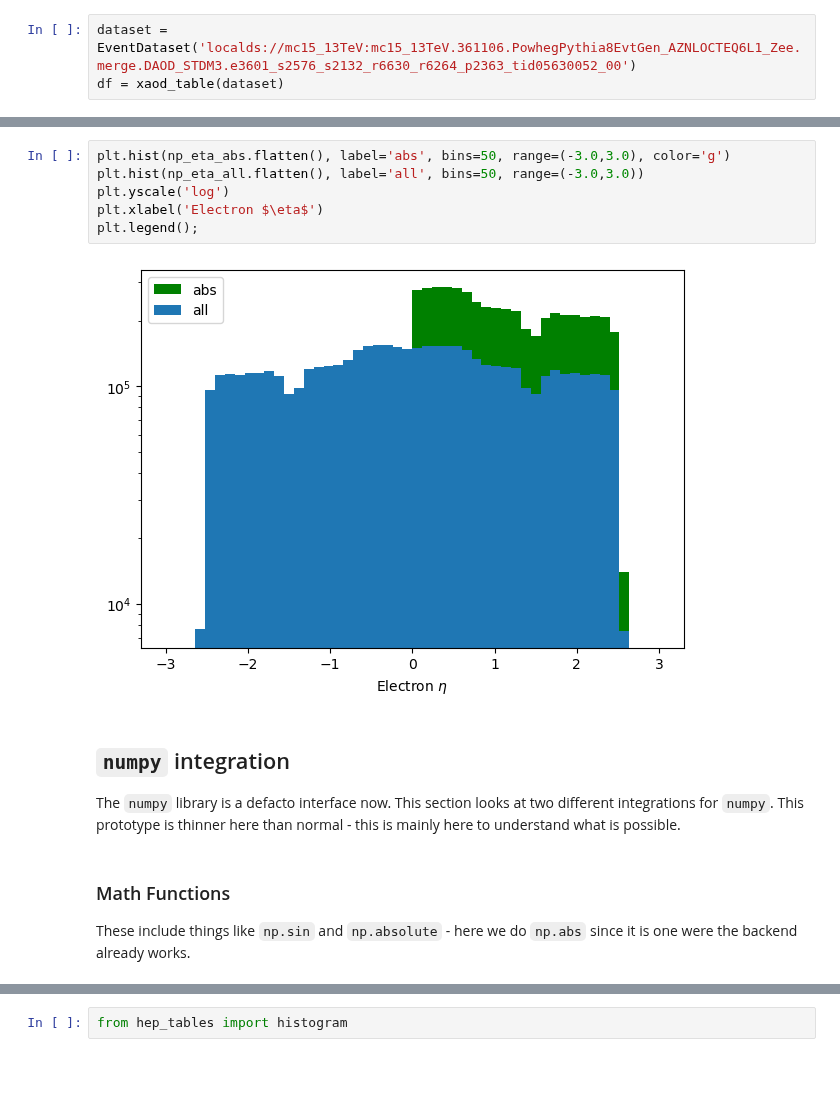
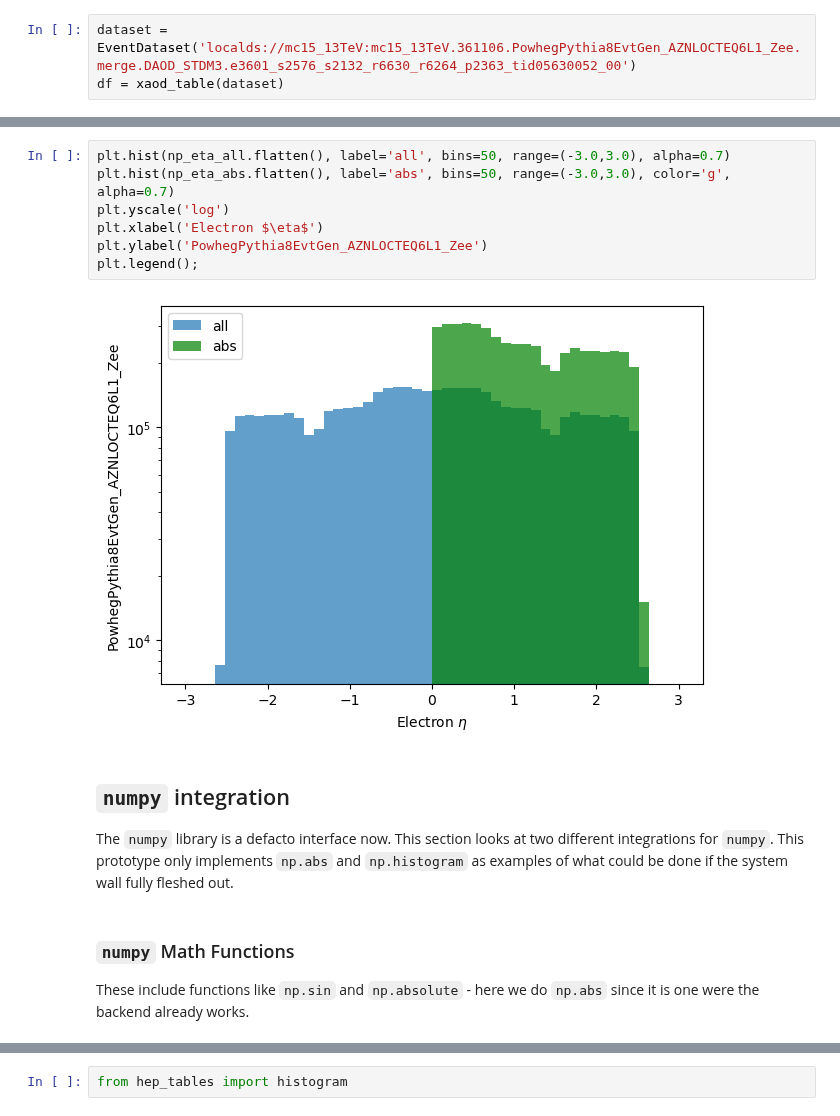
Before and after one commit to gordonwatts/hep_tables, a Jupyter notebook: notebooks/02-Functions.ipynb, the cells around one changed output, grey strips where cells are left out. Drawn from its saved outputs; the diff is of its cells as text; blank space fills up the shorter version.

```diff
--- a/notebooks/02-Functions.ipynb
+++ b/notebooks/02-Functions.ipynb
@@ -30,19 +32,20 @@ Wall time: 5min 7s
 # %%
-plt.hist(np_eta_abs.flatten(), label='abs', bins=50, range=(-3.0,3.0), color='g')
-plt.hist(np_eta_all.flatten(), label='all', bins=50, range=(-3.0,3.0))
+plt.hist(np_eta_all.flatten(), label='all', bins=50, range=(-3.0,3.0), alpha=0.7)
+plt.hist(np_eta_abs.flatten(), label='abs', bins=50, range=(-3.0,3.0), color='g', alpha=0.7)
 plt.yscale('log')
 plt.xlabel('Electron $\eta$')
+plt.ylabel('PowhegPythia8EvtGen_AZNLOCTEQ6L1_Zee')
 plt.legend();
 # %% [output]
-[figure, old version]
+[figure, new version]
 # %% [markdown]
 ## `numpy` integration
 
-The `numpy` library is a defacto interface now. This section looks at two different integrations for `numpy`. This prototype is thinner here than normal - this is mainly here to understand what is possible.
+The `numpy` library is a defacto interface now. This section looks at two different integrations for `numpy`. This prototype only implements `np.abs` and `np.histogram` as examples of what could be done if the system wall fully fleshed out.
 # %% [markdown]
-### Math Functions
+### `numpy` Math Functions
 
-These include things like `np.sin` and `np.absolute` - here we do `np.abs` since it is one were the backend already works.
+These include functions like `np.sin` and `np.absolute` - here we do `np.abs` since it is one were the backend already works.
 # %%
 %%time
 eles = df.Electrons("Electrons")
```
Also changed, not shown: parts of 18 cells of this notebook.
